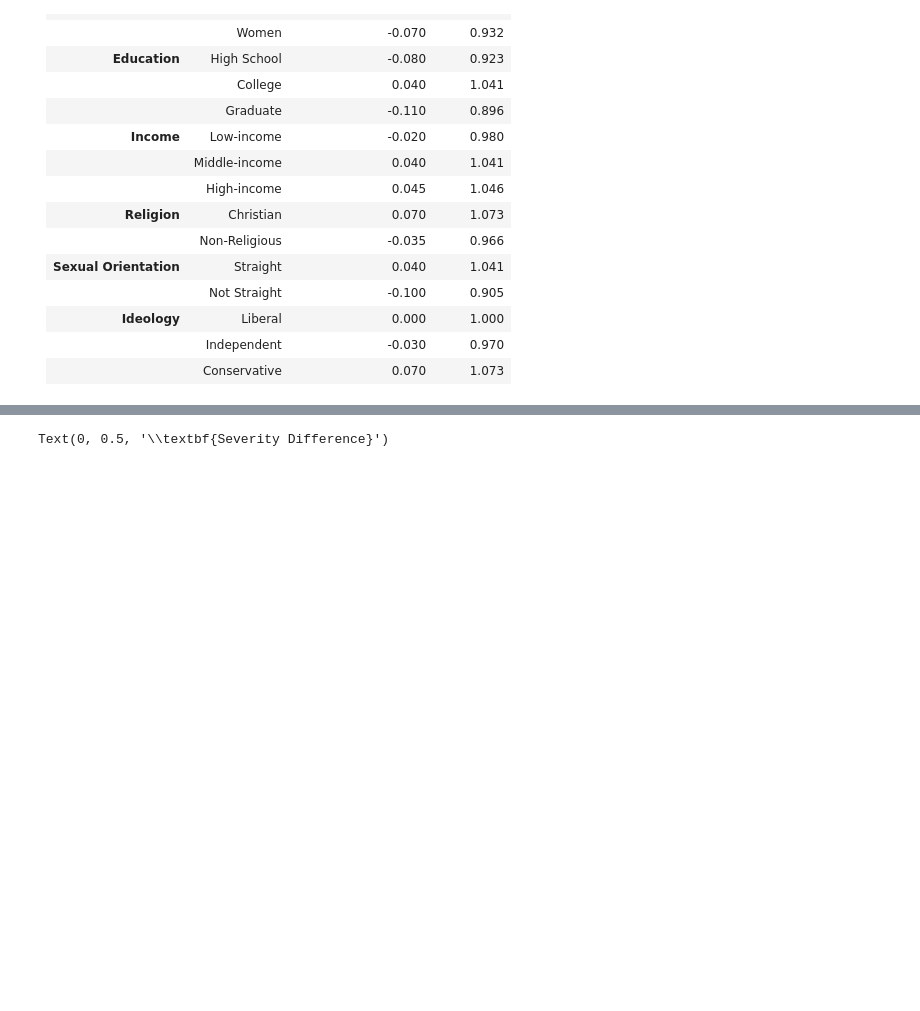
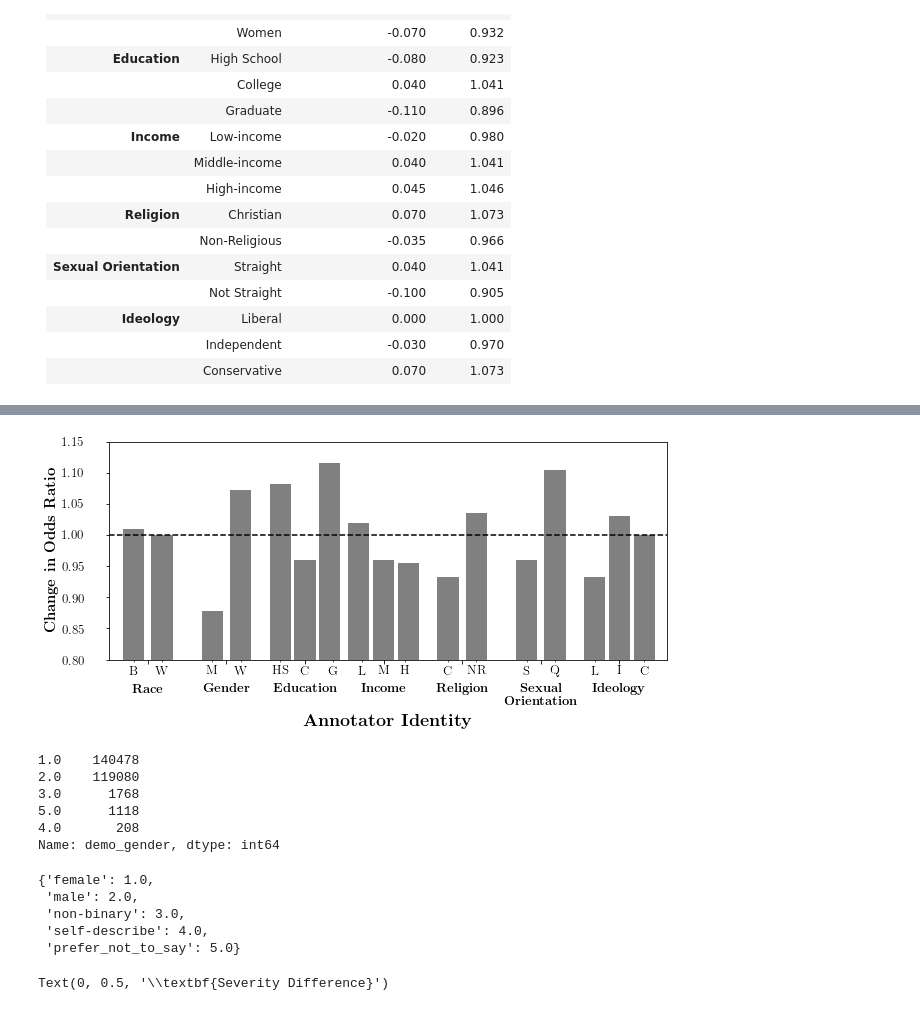
Before and after one commit to dlab-projects/annotator_sensitivity_irt, a Jupyter notebook: notebooks/analyze_exp07.ipynb, the cells around one changed output, grey strips where cells are left out. Drawn from its saved outputs; the diff is of its cells as text; code cells hidden in the pictures; blank space fills up the shorter version.

```diff
--- a/notebooks/analyze_exp07.ipynb
+++ b/notebooks/analyze_exp07.ipynb
@@ -448,3 +450,80 @@ Text(0, 0.5, '\\textbf{Severity Difference}')
+# %%
+fig, ax = plt.subplots(1, 1, figsize=(10, 4))
+
+width = 0.2
+spacing = 0.18
+
+ax.bar(
+    x=[-spacing, spacing,
+       1 - spacing, 1 + spacing,
+       2 - 1.75 * spacing, 2, 2 + 1.75 * spacing,
+       3 - 1.75 * spacing, 3, 3 + 1.75 * spacing,
+       4 - spacing, 4 + spacing,
+       5 - spacing, 5 + spacing,
+       6 - 1.75 * spacing, 6, 6 + 1.75 * spacing
+      ],
+    height=[np.exp(np.median(-b_annotator_diffs)), np.exp(np.median(-w_annotator_diffs)),
+            np.exp(np.median(-m_annotator_diffs)), np.exp(np.median(-f_annotator_diffs)),
+            np.exp(np.median(-hs_annotator_diffs)), np.exp(np.median(-col_annotator_diffs)), np.exp(np.median(-grad_annotator_diffs)),
+            np.exp(np.median(-li_annotator_diffs)), np.exp(np.median(-mi_annotator_diffs)), np.exp(np.median(-hi_annotator_diffs)),
+            np.exp(np.median(-ch_annotator_diffs)), np.exp(np.median(-nr_annotator_diffs)),
+            np.exp(np.median(-st_annotator_diffs)), np.exp(np.median(-q_annotator_diffs)),
+            np.exp(np.median(-con_annotator_diffs)), np.exp(np.median(-neu_annotator_diffs)), np.exp(np.median(-lib_annotator_diffs))],
+    width=1.5 * spacing,
+    color='gray'
+)
+
+ax.set_xticks([
+    -spacing,
+    spacing,
+    1 - spacing,
+    1 + spacing,
+    2 - 1.75 * spacing,
+    2.0001,
+    2.045+ 1.75 * spacing,
+    3 - 1.5 * spacing,
+    3.0001,
+    3 + 1.5 * spacing,
+    4 - spacing,
+    4 + spacing,
+    5 - spacing,
+    5 + spacing,
+    6 - 1.75 * spacing,
+    6.0001,
+    6 + 1.75 * spacing
+], minor=True)
+ax.set_xticklabels(['B', 'W', 'M', 'W', 'HS', 'C', 'G', 'L', 'M', 'H', 'C', 'NR', 'S', 'Q', 'L', 'I', 'C'], minor=True)
+ax.set_xticks([0, 1, 2, 3, 4, 5, 6])
+xticks = mplego.labels.bold_text(['Race', 'Gender', 'Education', 'Income', 'Religion', 'Sexual Ori.', 'Ideology'])
+xticks[-2] = r'\textbf{Sexual}''\n'r'\textbf{Orientation}'
+ax.set_xticklabels(xticks)
+ax.tick_params(labelsize=13, which='major', pad=20)
+ax.tick_params(labelsize=13, which='minor')
+ax.set_xlim([-0.5, 6.6])
+ax.set_ylim([0.8, 1.15])
+ax.axhline(1, color='black', linestyle='--')
+ax.set_ylabel(r'\textbf{Change in Odds Ratio}', fontsize=15)
+ax.set_xlabel(r'\textbf{Annotator Identity}', fontsize=18, labelpad=5)
+plt.savefig('odds_ratio.png', bbox_inches='tight')
+# %% [output]
+[figure, added]
+# %%
+data[annotator_gender_col].value_counts()
+# %% [output]
+1.0    140478
+2.0    119080
+3.0      1768
+5.0      1118
+4.0       208
+Name: demo_gender, dtype: int64
+# %%
+annotator_gender
+# %% [output]
+{'female': 1.0,
+ 'male': 2.0,
+ 'non-binary': 3.0,
+ 'self-describe': 4.0,
+ 'prefer_not_to_say': 5.0}
 # %%
 fig, ax = plt.subplots(1, 1, figsize=(12, 4))
 
```
Also changed, not shown: parts of 5 cells of this notebook, 4 other files.
